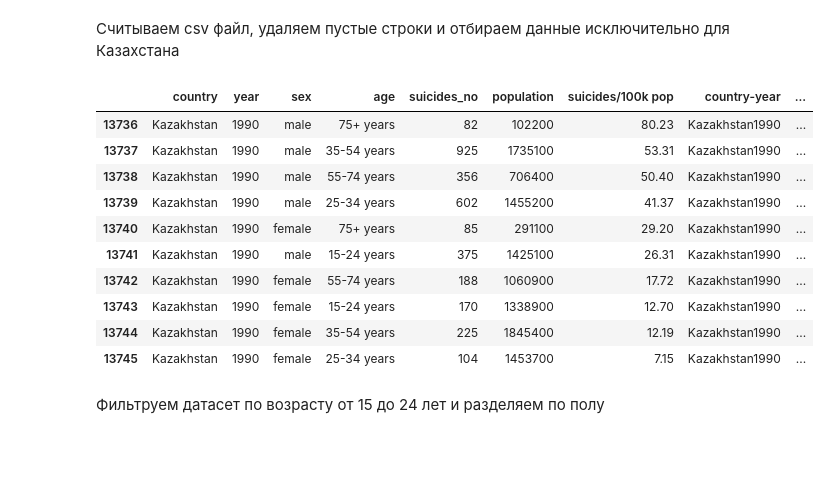
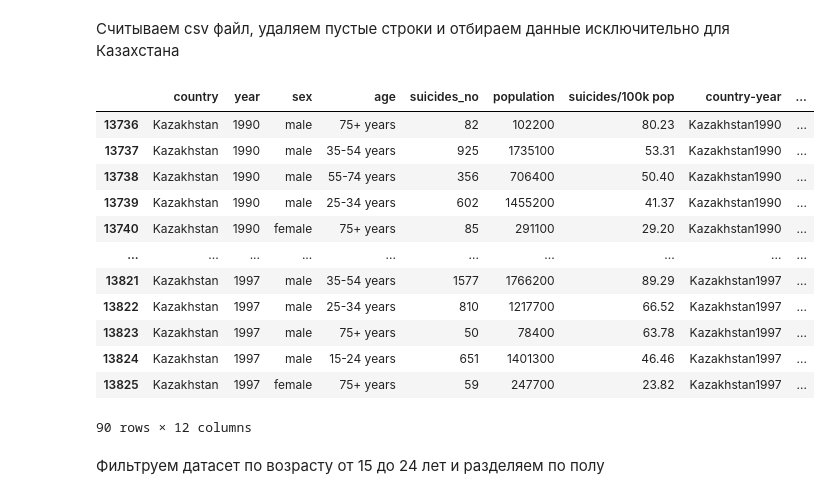
Before and after one commit to kgedt/ML_DA_projects, a Jupyter notebook: suicides_kz.ipynb, the cells around one changed output. Saved outputs shown, nothing was run; the diff lists cells and outputs as text; code cells hidden in the pictures; blank space fills up the shorter version.

```diff
--- a/suicides_kz.ipynb
+++ b/suicides_kz.ipynb
@@ -11,20 +11,22 @@ import matplotlib.pyplot as plt
 # %%
 df = pd.read_csv("./suicides.csv")
 df.dropna()
 df_kz = df[df['country'] == 'Kazakhstan']
-df_kz.head(10)
+df_kz.head(90)
 # %% [output]
 |  | country | year | sex | age | suicides_no | population | suicides/100k pop | country-year | ... |
 | 13736 | Kazakhstan | 1990 | male | 75+ years | 82 | 102200 | 80.23 | Kazakhstan1990 | ... |
 | 13737 | Kazakhstan | 1990 | male | 35-54 years | 925 | 1735100 | 53.31 | Kazakhstan1990 | ... |
 | 13738 | Kazakhstan | 1990 | male | 55-74 years | 356 | 706400 | 50.40 | Kazakhstan1990 | ... |
 | 13739 | Kazakhstan | 1990 | male | 25-34 years | 602 | 1455200 | 41.37 | Kazakhstan1990 | ... |
 | 13740 | Kazakhstan | 1990 | female | 75+ years | 85 | 291100 | 29.20 | Kazakhstan1990 | ... |
-| 13741 | Kazakhstan | 1990 | male | 15-24 years | 375 | 1425100 | 26.31 | Kazakhstan1990 | ... |
-| 13742 | Kazakhstan | 1990 | female | 55-74 years | 188 | 1060900 | 17.72 | Kazakhstan1990 | ... |
-| 13743 | Kazakhstan | 1990 | female | 15-24 years | 170 | 1338900 | 12.70 | Kazakhstan1990 | ... |
-| 13744 | Kazakhstan | 1990 | female | 35-54 years | 225 | 1845400 | 12.19 | Kazakhstan1990 | ... |
-| 13745 | Kazakhstan | 1990 | female | 25-34 years | 104 | 1453700 | 7.15 | Kazakhstan1990 | ... |
+| ... | ... | ... | ... | ... | ... | ... | ... | ... | ... |
+| 13821 | Kazakhstan | 1997 | male | 35-54 years | 1577 | 1766200 | 89.29 | Kazakhstan1997 | ... |
+| 13822 | Kazakhstan | 1997 | male | 25-34 years | 810 | 1217700 | 66.52 | Kazakhstan1997 | ... |
+| 13823 | Kazakhstan | 1997 | male | 75+ years | 50 | 78400 | 63.78 | Kazakhstan1997 | ... |
+| 13824 | Kazakhstan | 1997 | male | 15-24 years | 651 | 1401300 | 46.46 | Kazakhstan1997 | ... |
+| 13825 | Kazakhstan | 1997 | female | 75+ years | 59 | 247700 | 23.82 | Kazakhstan1997 | ... |
+90 rows × 12 columns
 # %% [markdown]
 Фильтруем датасет по возрасту от 15 до 24 лет и разделяем по полу
 # %%
```
Also changed, not shown: 1 other file.
